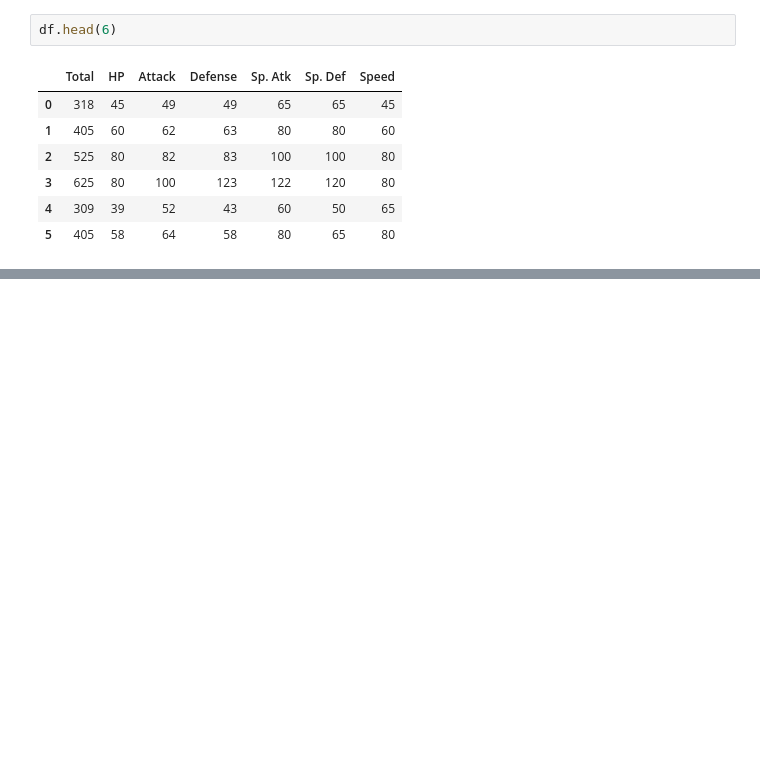
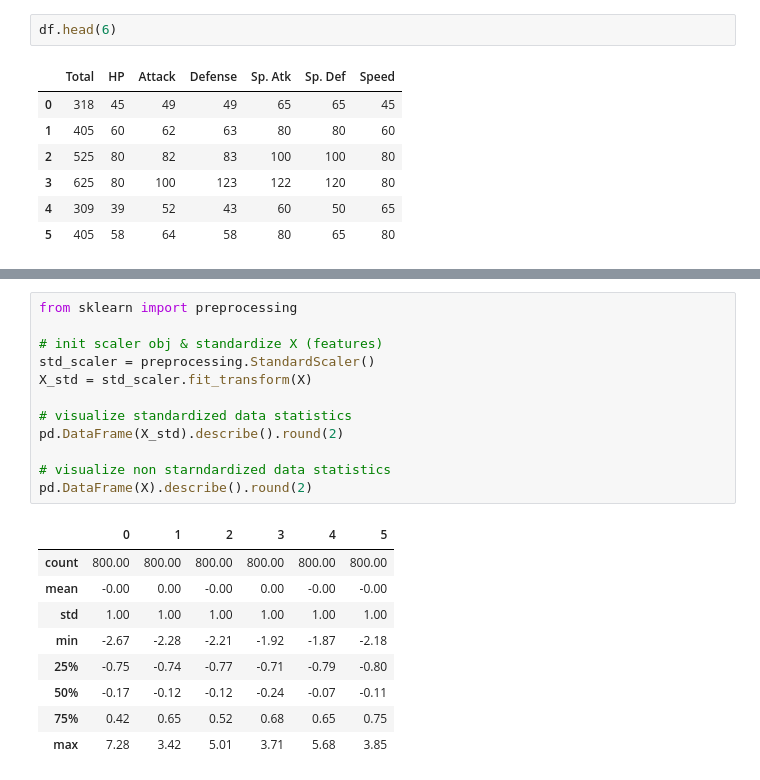
Before and after one commit to utidolas/MachineLearningLab, a Jupyter notebook: labMultipleR.ipynb, the cells around one changed output, grey strips where cells are left out. Drawn from its saved outputs; the diff is of its cells as text; blank space fills up the shorter version.

Commit message:
preprocess data and standardize

```diff
--- a/labMultipleR.ipynb
+++ b/labMultipleR.ipynb
@@ -74,0 +90,22 @@ axes = pd.plotting.scatter_matrix(df, alpha=0.2)
+# %%
+from sklearn import preprocessing
+
+# init scaler obj & standardize X (features)
+std_scaler = preprocessing.StandardScaler()
+X_std = std_scaler.fit_transform(X)
+
+# visualize standardized data statistics
+pd.DataFrame(X_std).describe().round(2)
+
+# visualize non starndardized data statistics
+pd.DataFrame(X).describe().round(2)
+# %% [output]
+|  | 0 | 1 | 2 | 3 | 4 | 5 |
+| count | 800.00 | 800.00 | 800.00 | 800.00 | 800.00 | 800.00 |
+| mean | -0.00 | 0.00 | -0.00 | 0.00 | -0.00 | -0.00 |
+| std | 1.00 | 1.00 | 1.00 | 1.00 | 1.00 | 1.00 |
+| min | -2.67 | -2.28 | -2.21 | -1.92 | -1.87 | -2.18 |
+| 25% | -0.75 | -0.74 | -0.77 | -0.71 | -0.79 | -0.80 |
+| 50% | -0.17 | -0.12 | -0.12 | -0.24 | -0.07 | -0.11 |
+| 75% | 0.42 | 0.65 | 0.52 | 0.68 | 0.65 | 0.75 |
+| max | 7.28 | 3.42 | 5.01 | 3.71 | 5.68 | 3.85 |
```
Also changed, not shown: parts of 3 cells of this notebook.
